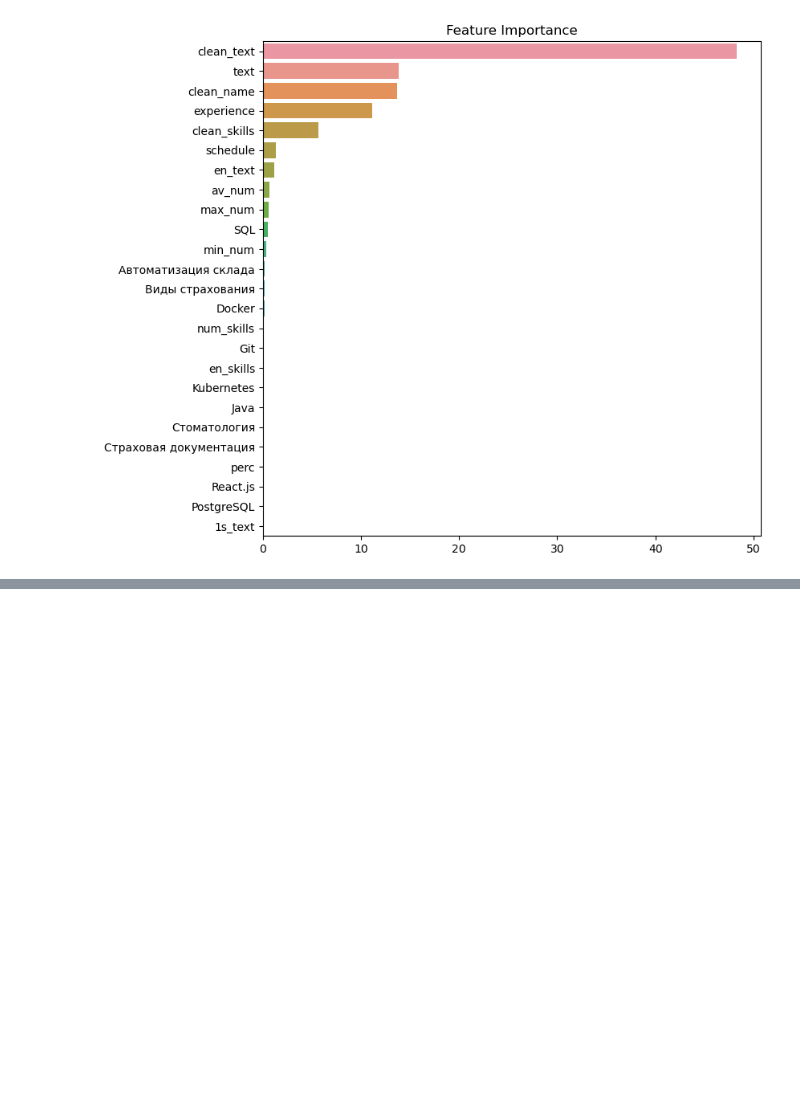
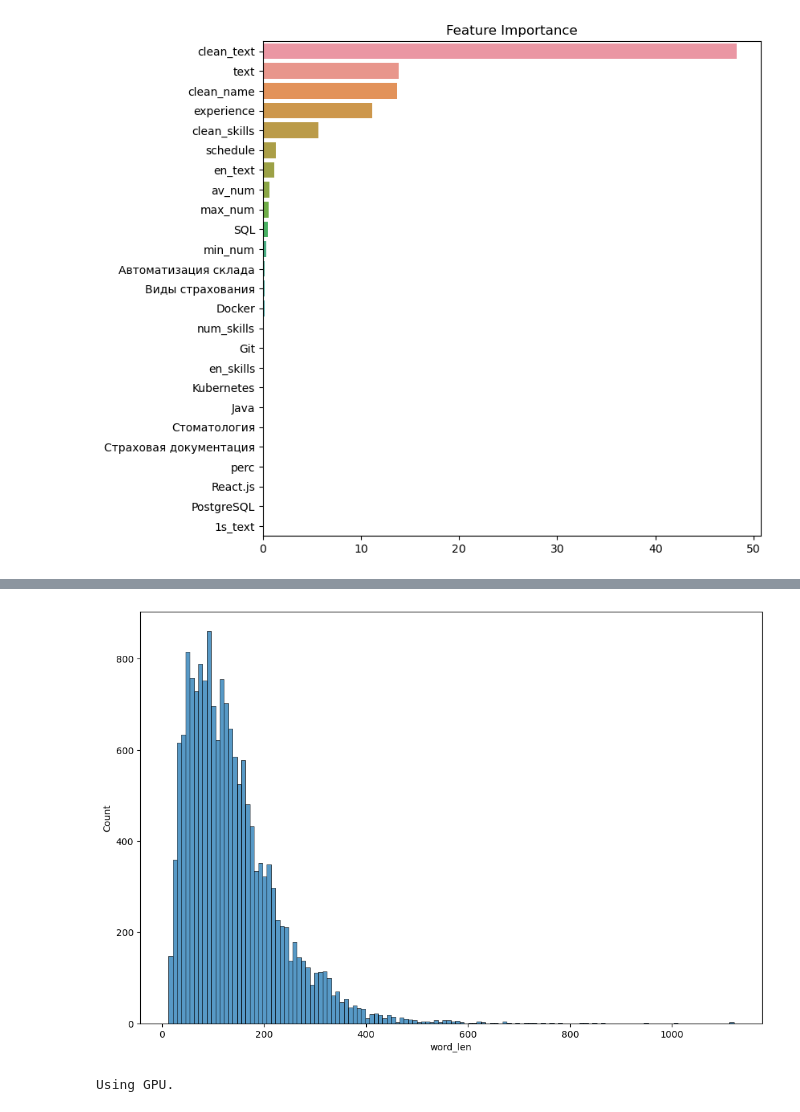
Before and after one commit to OispovIA/Salary_pred, a Jupyter notebook: 2nd_step_nlp.ipynb, the cells around one changed output, grey strips where cells are left out. Drawn from its saved outputs; the diff is of its cells as text; code cells hidden in the pictures; blank space fills up the shorter version.

```diff
--- a/2nd_step_nlp.ipynb
+++ b/2nd_step_nlp.ipynb
@@ -502,0 +522,7 @@ plt.show()
+# %%
+df_train['word_len'] = df_train.description.apply(lambda x: len(x.split()))
+plt.figure(figsize=(12, 8))
+sns.histplot(data=df_train.word_len)
+plt.show()
+# %% [output]
+[figure, added]
@@ -502,0 +612,11 @@ plt.show()
+# %%
+import torch
+if torch.cuda.is_available():
+    device = torch.device("cuda")
+    print("Using GPU.")
+else:
+    print("No GPU available, using the CPU instead.")
+    device = torch.device("cpu")
+print("")
+# %% [output]
+Using GPU.
```
Also changed, not shown: parts of 33 cells of this notebook.
